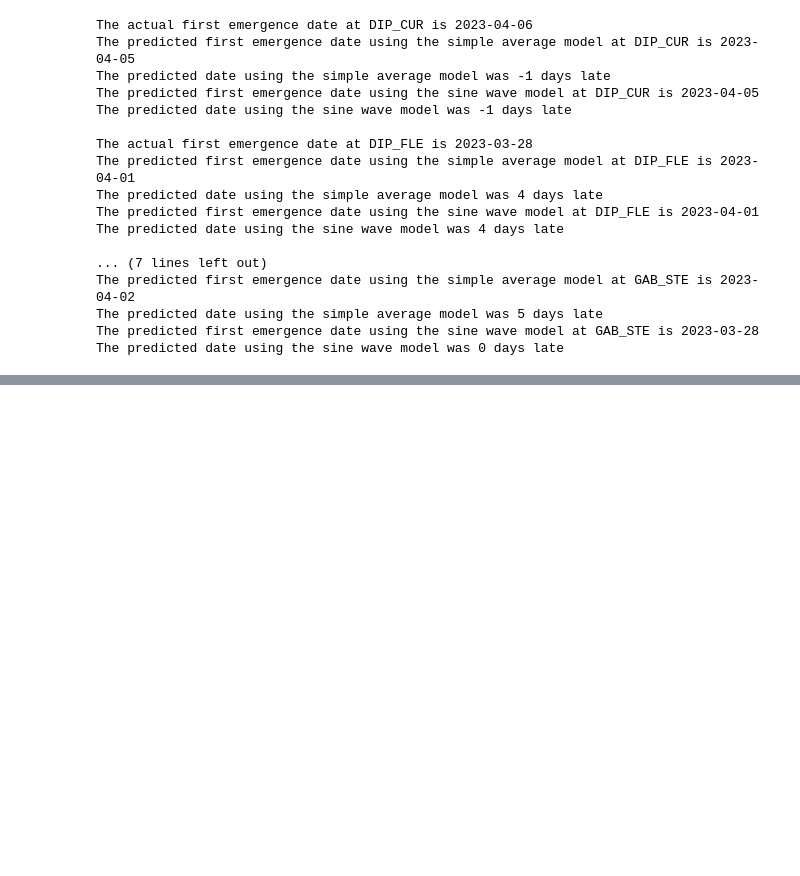
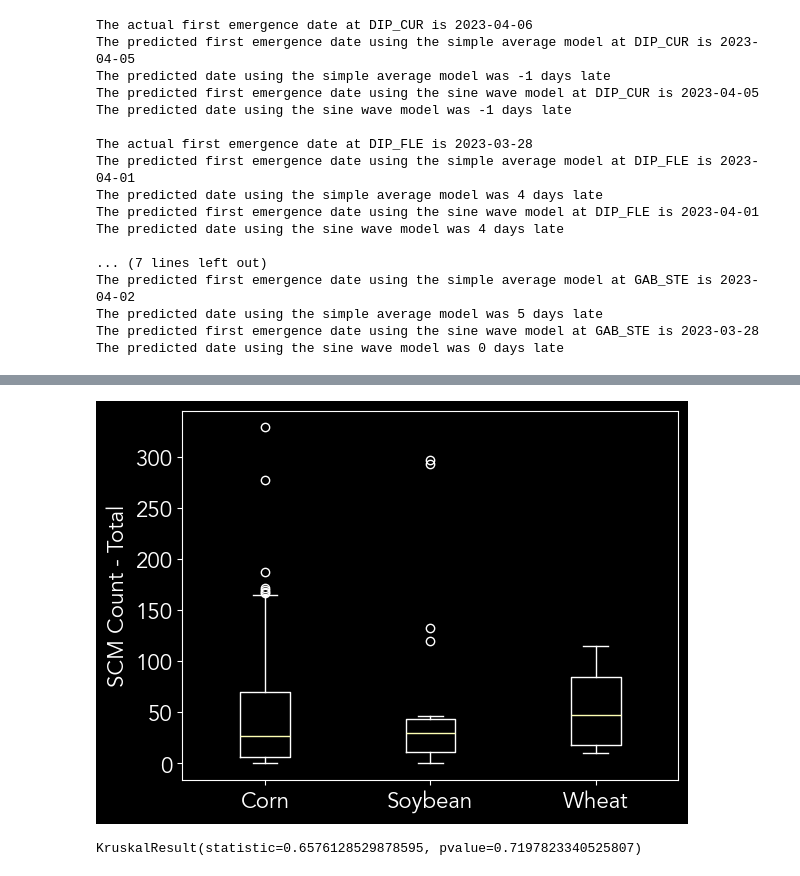
Before and after one commit to chloecho31/cornell, a Jupyter notebook: SCM/2023/2023_scm_data_cleaning.ipynb, the cells around one changed output, grey strips where cells are left out. Cells and saved outputs as stored; diff of their text form; code cells hidden in the pictures; blank space fills up the shorter version.

Commit message:
running stats for previous cropping differences

```diff
--- a/SCM/2023/2023_scm_data_cleaning.ipynb
+++ b/SCM/2023/2023_scm_data_cleaning.ipynb
@@ -1091,0 +1175,3 @@ The predicted date using the sine wave model was 0 days late
+# %%
+management = management.dropna()
+management.head()
@@ -1091,0 +1185,7 @@ The predicted date using the sine wave model was 0 days late
+# %%
+management.loc[management['previous_crop'].str.contains('corn', case=False), 'previous_crop'] = 'Corn'
+crop_scm_count = management.merge(scm_counts, left_on='field_id', right_on='site', how='left')
+crop_scm_count['n_scm'] = crop_scm_count['n_scm_i_m'] + crop_scm_count['n_scm_i_f'] + crop_scm_count['n_scm_o_m'] + crop_scm_count['n_scm_o_f']
+crop_scm_count['f_scm'] = crop_scm_count['n_scm_i_f'] + crop_scm_count['n_scm_o_f']
+crop_scm_count['m_scm'] = crop_scm_count['n_scm_i_m'] + crop_scm_count['n_scm_o_m']
+crop_scm_count
@@ -1091,0 +1210,18 @@ The predicted date using the sine wave model was 0 days late
+# %%
+fig, ax = plt.subplots(1, 1)
+ax.boxplot([crop_scm_count.loc[crop_scm_count["previous_crop"] == "Corn"]["n_scm"].dropna(),
+    crop_scm_count.loc[crop_scm_count["previous_crop"] == "Soybean"]["n_scm"].dropna(),
+    crop_scm_count.loc[crop_scm_count["previous_crop"] == "Wheat"]["n_scm"].dropna()])
+ax.set_xticklabels(["Corn", "Soybean", "Wheat"])
+ax.set_ylabel("SCM Count - Total")
+plt.show()
+# %% [output]
+[figure, added]
+# %%
+stats.kruskal(
+    crop_scm_count.loc[crop_scm_count["previous_crop"] == "Corn"]["n_scm"].dropna(),
+    crop_scm_count.loc[crop_scm_count["previous_crop"] == "Soybean"]["n_scm"].dropna(),
+    crop_scm_count.loc[crop_scm_count["previous_crop"] == "Wheat"]["n_scm"].dropna(),
+)
+# %% [output]
+KruskalResult(statistic=0.6576128529878595, pvalue=0.7197823340525807)
```
Also changed, not shown: parts of 54 cells of this notebook, 2 other files.
